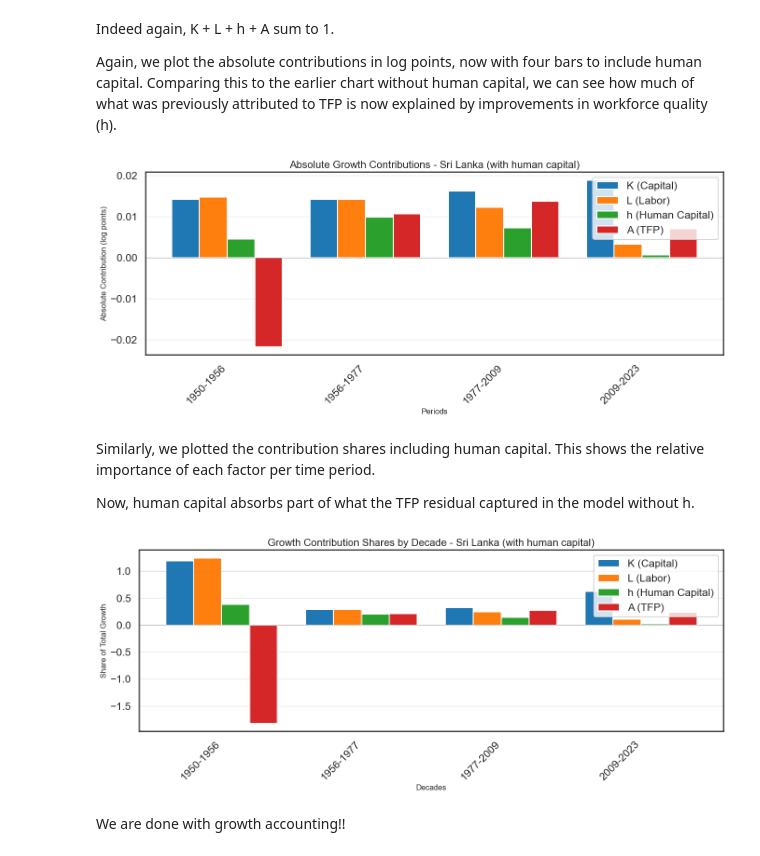
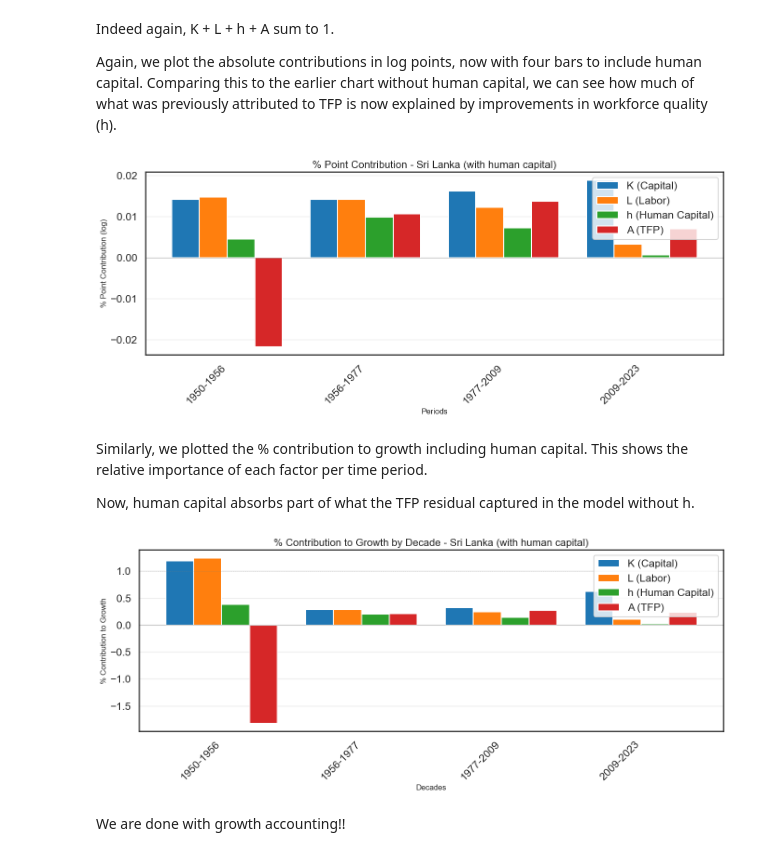
Before and after one commit to ikedasakii/EC2B1_group_project, a Jupyter notebook: find_GDP_trend_decades_copy.ipynb, the cells around one changed output. Saved outputs shown, nothing was run; the diff lists cells and outputs as text; code cells hidden in the pictures.

```diff
--- a/find_GDP_trend_decades_copy.ipynb
+++ b/find_GDP_trend_decades_copy.ipynb
@@ -614,13 +612,15 @@ In Part C we perform growth accounting, decomposing Sri Lanka's GDP growth into
 # %%
 # Compute average annual GDP growth rate by decade using log differences: (1/n) * ln(Y_end / Y_start)
 # This annualises growth over each period for comparability across decades of different lengths
+
+# We defined our sub periods based on historical events in Sri Lanka:
 
 periods = ['1950-1956', '1956-1977', '1977-2009', '2009-2023']
 periods_years = [(1950, 1956), (1956, 1977), (1977, 2009), (2009, 2023)]
 
 annualized_Y= []
 
-for (start_year, end_year) in period_years:
+for (start_year, end_year) in periods_years:
     start_data = data_tfp[data_tfp['year'] == start_year].iloc[0]
     end_data = data_tfp[data_tfp['year'] == end_year].iloc[0]
     n = end_year - start_year
@@ -918,43 +918,43 @@ Indeed again, K + L + h + A sum to 1.
 
 Again, we plot the absolute contributions in log points, now with four bars to include human capital. Comparing this to the earlier chart without human capital, we can see how much of what was previously attributed to TFP is now explained by improvements in workforce quality (h).
 # %%
-# Compute absolute contributions in log points: how much each factor adds to total GDP growth per period
+# Compute % point contributions in log points: how much each factor adds to total GDP growth per period
 # eg α * gK gives capital's absolute contribution, while TFP is the residual
 periods = avg_growth_rates.index.tolist()
 
 K_contrib_abs = [alpha * avg_growth_rates.loc[p, 'K growth'] for p in periods]
 L_contrib_abs = [(1 - alpha) * avg_growth_rates.loc[p, 'L growth'] for p in periods]
 h_contrib_abs = [(1 - alpha) * avg_growth_rates.loc[p, 'h growth'] for p in periods]
 A_contrib_abs = [avg_growth_rates.loc[p, 'A growth'] for p in periods]
 
 # Grouped bar chart with 4 bars per period to compare magnitudes across factors
 plt.figure(figsize=(14, 6))
 x_pos = np.arange(len(periods))
 width = 0.2
 
 plt.bar(x_pos - 1.5*width, K_contrib_abs, width, label='K (Capital)', color='#1f77b4')
 plt.bar(x_pos - 0.5*width, L_contrib_abs, width, label='L (Labor)', color='#ff7f0e')
 plt.bar(x_pos + 0.5*width, h_contrib_abs, width, label='h (Human Capital)', color='#2ca02c')
 plt.bar(x_pos + 1.5*width, A_contrib_abs, width, label='A (TFP)', color='#d62728')
 
 plt.xlabel('Periods', fontsize=12)
-plt.ylabel('Absolute Contribution (log points)', fontsize=12)
-plt.title('Absolute Growth Contributions - Sri Lanka (with human capital)', fontsize=16)
+plt.ylabel('% Point Contribution (log)', fontsize=12)
+plt.title('% Point Contribution - Sri Lanka (with human capital)', fontsize=16)
 plt.xticks(x_pos, periods, rotation=45, ha='right')
 plt.legend(loc='upper right')
 plt.axhline(y=0, color='gray', linestyle='-', linewidth=0.5)
 plt.grid(True, alpha=0.3, axis='y')
 
 plt.tight_layout()
 plt.show()
 # %% [output]
-[figure, old version]
+[figure, new version]
 # %% [markdown]
-Similarly, we plotted the contribution shares including human capital. This shows the relative importance of each factor per time period.
+Similarly, we plotted the % contribution to growth including human capital. This shows the relative importance of each factor per time period.
 
 Now, human capital absorbs part of what the TFP residual captured in the model without h.
 # %%
-# Compute contribution shares: each factor's growth as a proportion of total GDP growth
+# Compute % contribution to growth: each factor's growth as a proportion of total GDP growth
 # Shares sum to 1 by construction, showing the relative importance of each driver
 periods_decade = avg_growth_rates.index.tolist()
 
@@ -974,8 +974,8 @@ plt.bar(x_pos + 0.5*width, h_contrib_share, width, label='h (Human Capital)', co
 plt.bar(x_pos + 1.5*width, A_contrib_share, width, label='A (TFP)', color='#d62728')
 
 plt.xlabel('Decades', fontsize=12)
-plt.ylabel('Share of Total Growth', fontsize=12)
-plt.title('Growth Contribution Shares by Decade - Sri Lanka (with human capital)', fontsize=16)
+plt.ylabel('% Contribution to Growth', fontsize=12)
+plt.title('% Contribution to Growth by Decade - Sri Lanka (with human capital)', fontsize=16)
 plt.xticks(x_pos, periods_decade, rotation=45, ha='right')
 plt.legend(loc='upper right')
 plt.axhline(y=0, color='gray', linestyle='-', linewidth=0.5)
@@ -985,7 +985,7 @@ plt.grid(True, alpha=0.3, axis='y')
 plt.tight_layout()
 plt.show()
 # %% [output]
-[figure, old version]
+[figure, new version]
 # %% [markdown]
 We are done with growth accounting!!
 # %% [markdown]
```
Also changed, not shown: parts of 17 cells of this notebook.
